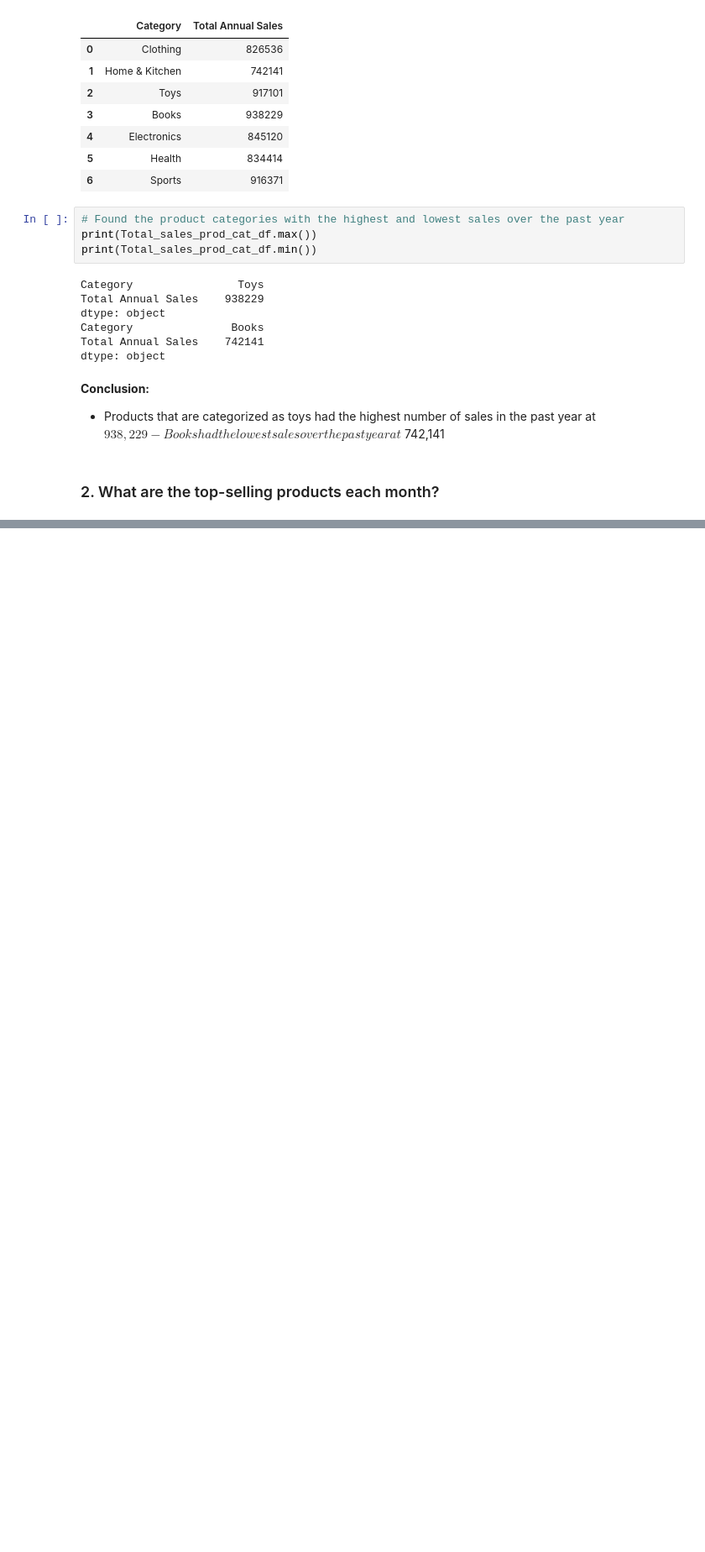
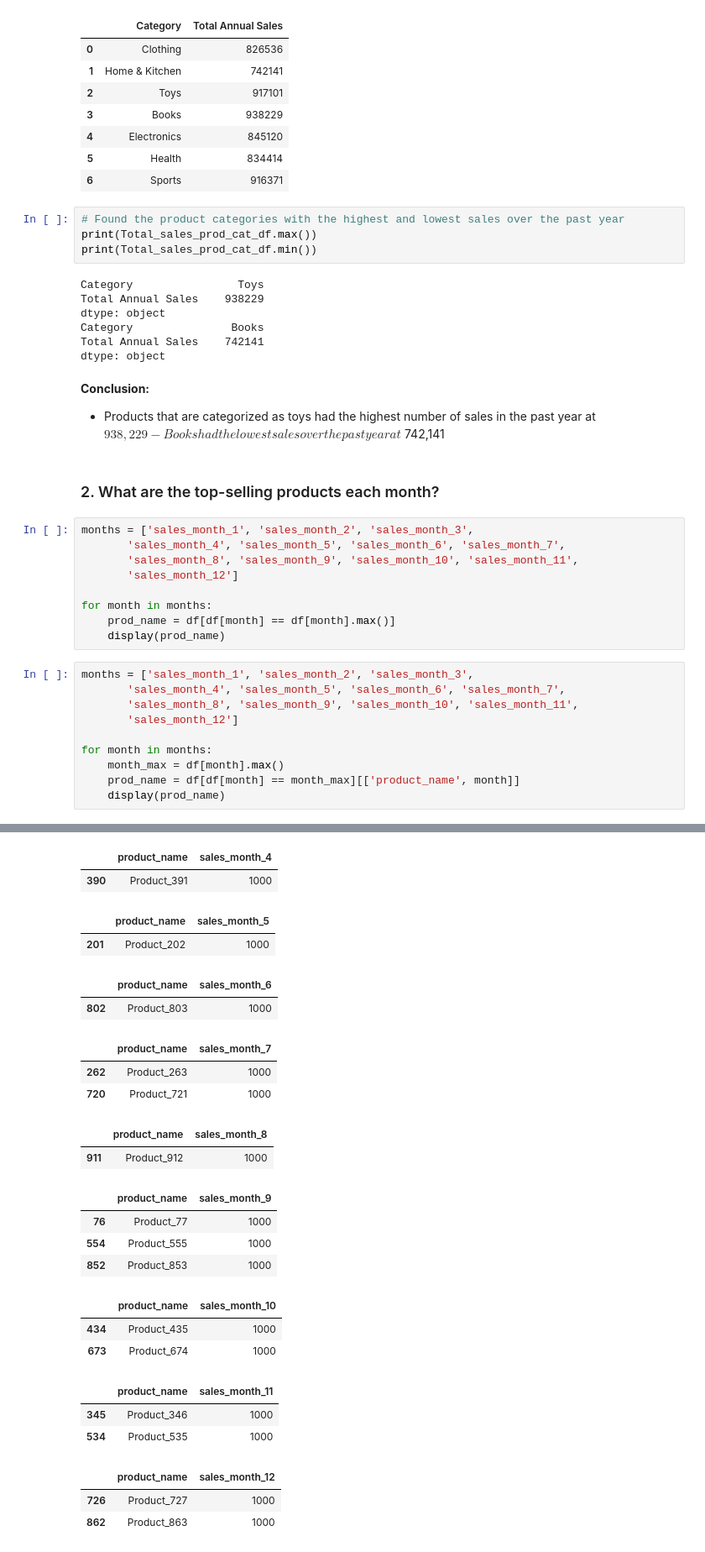
Before and after one commit to Willnguyen02/E-commerce-Sales-Analytics, a Jupyter notebook: Main.ipynb, the cells around one changed output, grey strips where cells are left out. Shown: that part at 84% size. Cells and saved outputs as stored; diff of their text form; blank space fills up the shorter version.

```diff
--- a/Main.ipynb
+++ b/Main.ipynb
@@ -168,3 +168,23 @@ dtype: object
 - Books had the lowest sales over the past year at $742,141
 # %% [markdown]
 ### 2. What are the top-selling products each month?
+# %%
+months = ['sales_month_1', 'sales_month_2', 'sales_month_3',
+       'sales_month_4', 'sales_month_5', 'sales_month_6', 'sales_month_7',
+       'sales_month_8', 'sales_month_9', 'sales_month_10', 'sales_month_11',
+       'sales_month_12']
+
+for month in months:
+    prod_name = df[df[month] == df[month].max()]
+    display(prod_name)
+# %%
+months = ['sales_month_1', 'sales_month_2', 'sales_month_3',
+       'sales_month_4', 'sales_month_5', 'sales_month_6', 'sales_month_7',
+       'sales_month_8', 'sales_month_9', 'sales_month_10', 'sales_month_11',
+       'sales_month_12']
+
+for month in months:
+    month_max = df[month].max()
+    prod_name = df[df[month] == month_max][['product_name', month]]
+    display(prod_name)
+# %% [output]
@@ -170,0 +197,24 @@ dtype: object
+|  | product_name | sales_month_4 |
+| 390 | Product_391 | 1000 |
+|  | product_name | sales_month_5 |
+| 201 | Product_202 | 1000 |
+|  | product_name | sales_month_6 |
+| 802 | Product_803 | 1000 |
+|  | product_name | sales_month_7 |
+| 262 | Product_263 | 1000 |
+| 720 | Product_721 | 1000 |
+|  | product_name | sales_month_8 |
+| 911 | Product_912 | 1000 |
+|  | product_name | sales_month_9 |
+| 76 | Product_77 | 1000 |
+| 554 | Product_555 | 1000 |
+| 852 | Product_853 | 1000 |
+|  | product_name | sales_month_10 |
+| 434 | Product_435 | 1000 |
+| 673 | Product_674 | 1000 |
+|  | product_name | sales_month_11 |
+| 345 | Product_346 | 1000 |
+| 534 | Product_535 | 1000 |
+|  | product_name | sales_month_12 |
+| 726 | Product_727 | 1000 |
+| 862 | Product_863 | 1000 |
```
Also changed, not shown: parts of 1 cell of this notebook.
